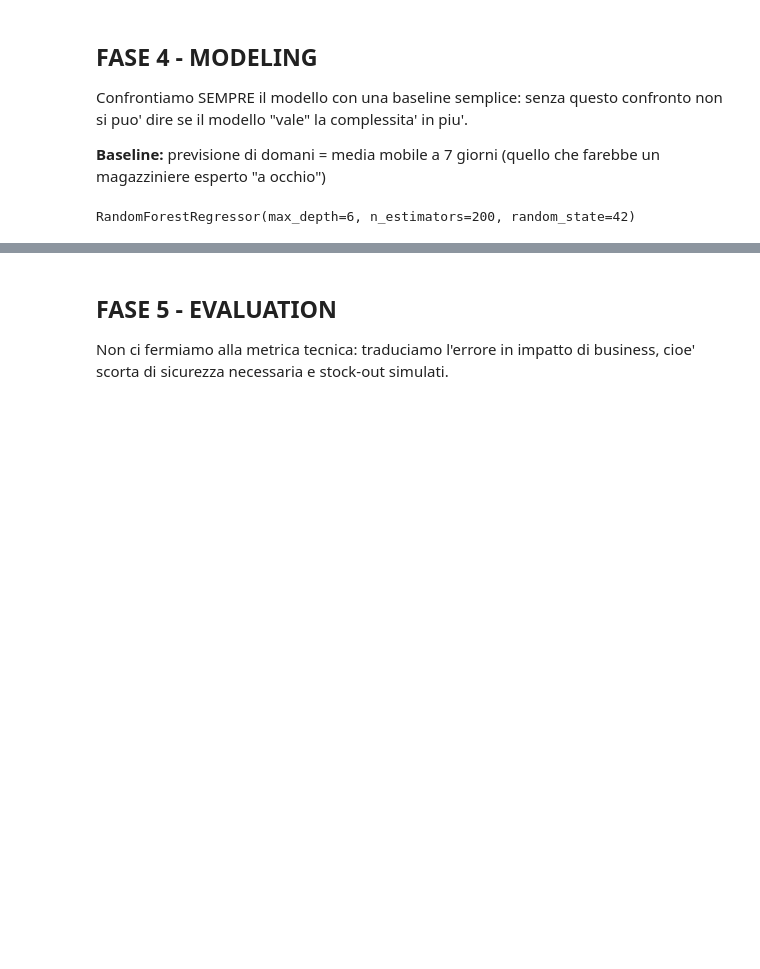
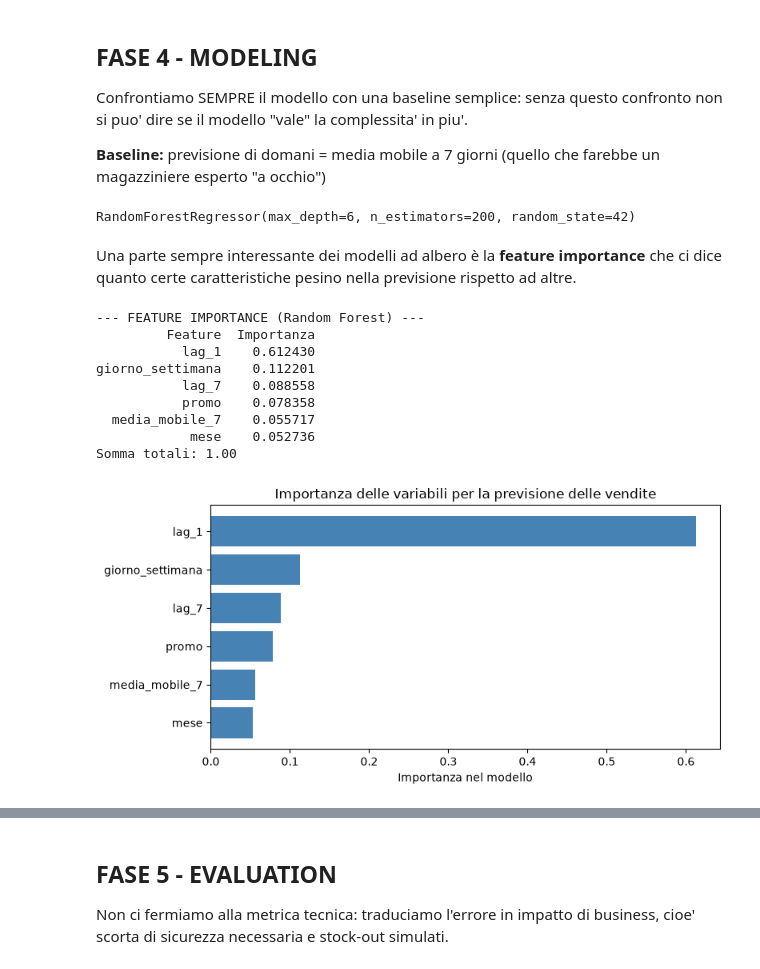
Before and after one commit to misterkilgore/machine_learning_4_pmi, a Jupyter notebook: scortemagazzino/magazzino.ipynb, the cells around one changed output, grey strips where cells are left out. Cells and saved outputs as stored; diff of their text form; code cells hidden in the pictures; blank space fills up the shorter version.

```diff
--- a/scortemagazzino/magazzino.ipynb
+++ b/scortemagazzino/magazzino.ipynb
@@ -255,3 +217,39 @@ modello
 RandomForestRegressor(max_depth=6, n_estimators=200, random_state=42)
 # %%
 pred_modello = modello.predict(X_test)
+# %% [markdown]
+Una parte sempre interessante dei modelli ad albero è la **feature importance** che ci dice quanto certe caratteristiche pesino nella previsione rispetto ad altre.
+# %%
+# 1. Creo un DataFrame con i nomi delle feature e la loro importanza
+importances = modello.feature_importances_
+feature_names = FEATURES  # lista già definita nel notebook
+
+imp_df = pd.DataFrame({
+    'Feature': feature_names,
+    'Importanza': importances
+}).sort_values('Importanza', ascending=False)
+
+# 2. Stampo a video la tabella ordinata
+print("\n--- FEATURE IMPORTANCE (Random Forest) ---")
+print(imp_df.to_string(index=False))
+print(f"Somma totali: {imp_df['Importanza'].sum():.2f}\n")  # deve fare 1.0
+
+# 3. (Opzionale) Grafico a barre orizzontali - molto efficace per le slide!
+plt.figure(figsize=(8, 4))
+plt.barh(imp_df['Feature'], imp_df['Importanza'], color='steelblue')
+plt.xlabel('Importanza nel modello')
+plt.title('Importanza delle variabili per la previsione delle vendite')
+plt.gca().invert_yaxis()  # mette la più importante in cima
+plt.tight_layout()
+plt.show()
+# %% [output]
+--- FEATURE IMPORTANCE (Random Forest) ---
+         Feature  Importanza
+           lag_1    0.612430
+giorno_settimana    0.112201
+           lag_7    0.088558
+           promo    0.078358
+  media_mobile_7    0.055717
+            mese    0.052736
+Somma totali: 1.00
+[figure, added]
```
Also changed, not shown: parts of 19 cells of this notebook, 1 other file.
